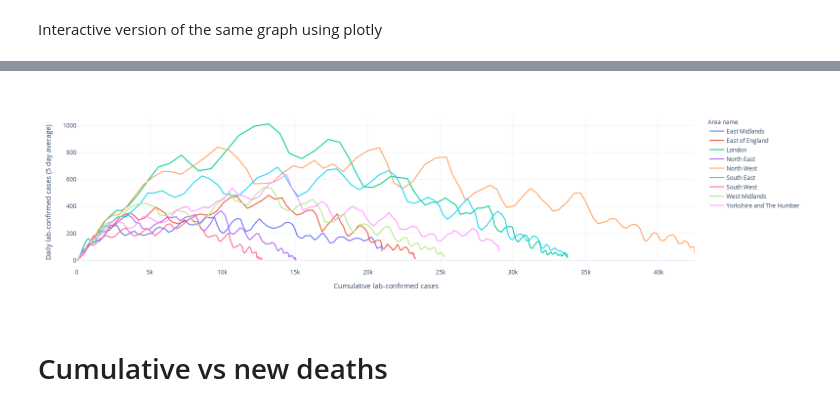
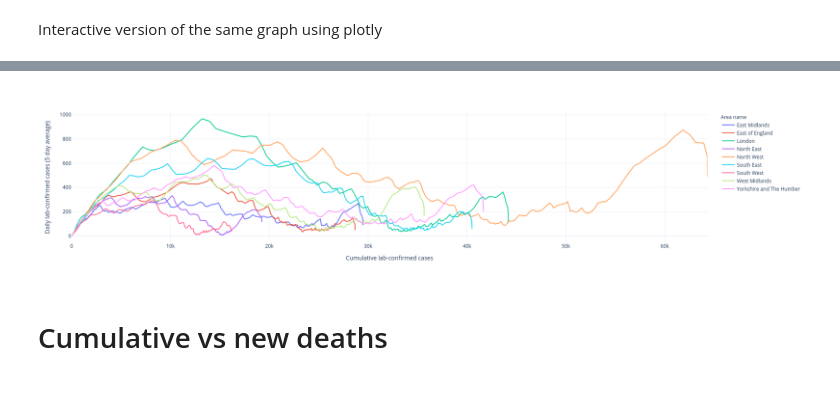
Before and after one commit to thompsonsed/covid_testing, a Jupyter notebook: covid_plots.ipynb, the cells around one changed output, grey strips where cells are left out. Saved outputs shown, nothing was run; the diff lists cells and outputs as text; code cells hidden in the pictures.

Commit message:
Switched to the new API for extracting UK COVID data

```diff
--- a/covid_plots.ipynb
+++ b/covid_plots.ipynb
@@ -36,4 +42,4 @@ OSError: Error fetching deaths data: <Response [404]>
 Use a 5-day moving average to make general patterns clearer
 # %%
 covid_data = pd.read_csv(cases_path)
-covid_data["Specimen date"] = pd.to_datetime(covid_data["Specimen date"])
+covid_data["date"] = pd.to_datetime(covid_data["date"])
@@ -43,16 +57,15 @@ n_days=5
 # %%
-region_data = (region_data
- .sort_values(by=["Specimen date"])
-     .set_index(["Specimen date"])
- .groupby(["Area name"])
-     ["Daily lab-confirmed cases"]
- .rolling(3)
+region_data = (covid_data
+ .sort_values(by=["date"])
+     .set_index(["date"])
+ .groupby(["areaName"])
+     ["newCasesBySpecimenDate"]
+ .rolling(n_days)
  .mean()
  .reset_index()
-#  .drop(["level_1"], axis=1)
  .rename(columns={
-      "Daily lab-confirmed cases" : f"Daily lab-confirmed cases ({n_days} day average)"
+      "newCasesBySpecimenDate" : f"Daily lab-confirmed cases ({n_days} day average)"
   })
-  .merge(region_data)
+  .merge(covid_data)
 )
 region_data = region_data[~ pd.isna(region_data[f"Daily lab-confirmed cases ({n_days} day average)"])]
@@ -89,10 +95,10 @@ KeyError: 'Reporting date'
 # Plot cases and deaths over time by region
 # %%
 %matplotlib widget
-f, axes = plt.subplots(1, 2)
+f, axes = plt.subplots(1, 3)
 p = sns.lineplot(y=f"Daily lab-confirmed cases ({n_days} day average)",
-             x="Specimen date",
-             hue="Area name",
+             x="date",
+             hue="areaName",
              data=region_data,
 #              sort=False,
                  ax=axes[0])
@@ -105,8 +111,8 @@ axes[0].xaxis.set_major_locator(mdates.WeekdayLocator(interval=3))
 
 plt.show()
 p2 = sns.lineplot(y=f"New deaths ({n_days} day average)",
-                  x="Reporting date",
-                  hue="Area name",
+                  x="date",
+                  hue="areaName",
                   data=region_deaths,
 #                   sort=False,
                   ax=axes[1])
@@ -117,6 +123,18 @@ axes[1].xaxis.set_major_formatter(date_form)
 
 # Ensure a major tick for each week using (interval=1)
 axes[1].xaxis.set_major_locator(mdates.WeekdayLocator(interval=3))
+
+p = sns.lineplot(y="Cumulative lab-confirmed cases per 100k population",
+             x="date",
+             hue="areaName",
+             data=region_rates,
+                 ax=axes[2])
+# Define the date format
+date_form = DateFormatter("%m-%d")
+axes[2].xaxis.set_major_formatter(date_form)
+
+# Ensure a major tick for each week using (interval=1)
+axes[2].xaxis.set_major_locator(mdates.WeekdayLocator(interval=3))
 # %% [output]
 Canvas(toolbar=Toolbar(toolitems=[('Home', 'Reset original view', 'home', 'home'), ('Back', 'Back to previous …
 # %% [markdown]
@@ -139,12 +157,12 @@ Interactive version of the same graph using plotly
 # %%
 p = pex.line(y=f"Daily lab-confirmed cases ({n_days} day average)",
              x="Cumulative lab-confirmed cases",
-             color="Area name", data_frame=region_data,
+             color="Area name", data_frame=region_data.rename(columns={"cumCasesBySpecimenDate" : "Cumulative lab-confirmed cases", "areaName" : "Area name"}),
             template="plotly_white")
 p
 # %% [output]
 [interactive output not drawn]
-[figure, old version]
+[figure, new version]
 # %% [markdown]
 # Cumulative vs new deaths
 # %%
```
Also changed, not shown: parts of 13 cells of this notebook.
